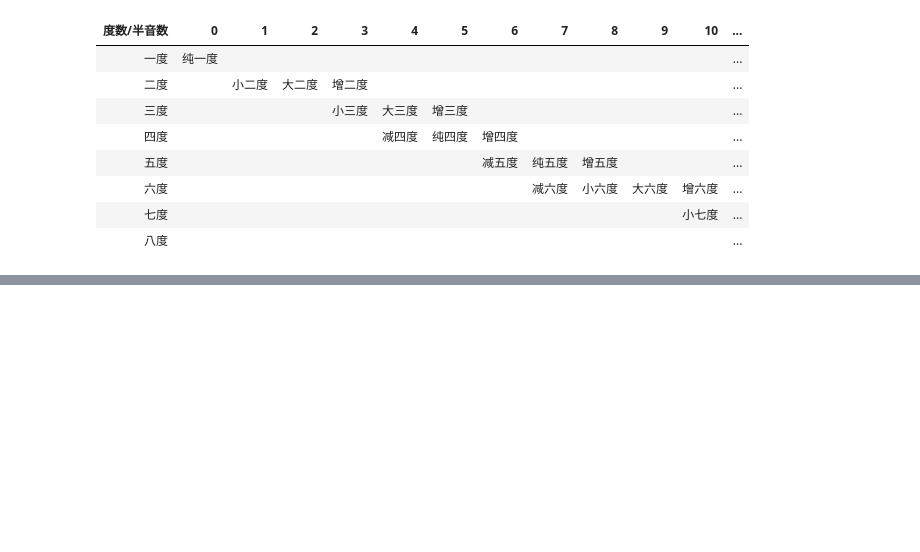
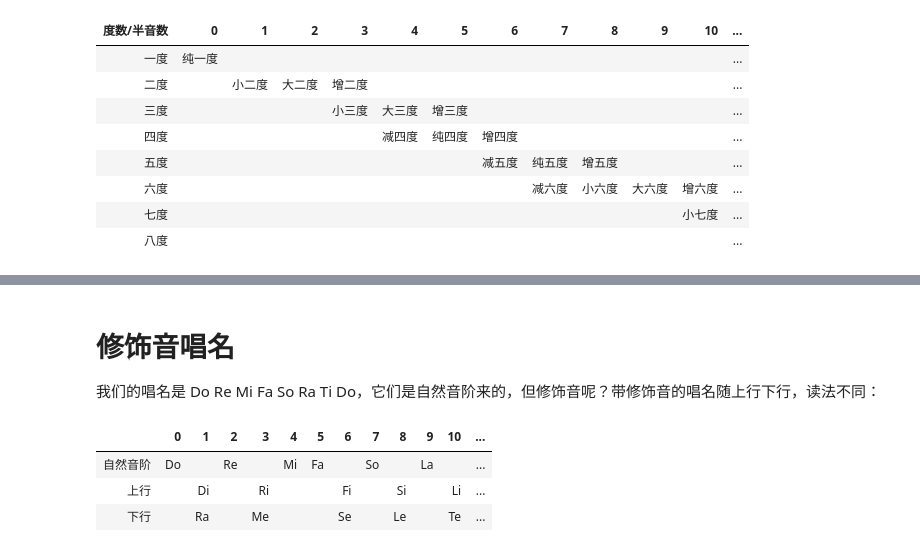
Before and after one commit to V-YOP/jupyter, a Jupyter notebook: 乐理/乐理学习01——音高，十二平均律，音名，音程.ipynb, the cells around one changed output, grey strips where cells are left out. Saved outputs shown, nothing was run; the diff lists cells and outputs as text; code cells hidden in the pictures; blank space fills up the shorter version.

```diff
--- a/乐理/乐理学习01——音高，十二平均律，音名，音程.ipynb
+++ b/乐理/乐理学习01——音高，十二平均律，音名，音程.ipynb
@@ -318,0 +359,16 @@ tb
+# %% [markdown]
+# 修饰音唱名
+
+我们的唱名是 Do Re Mi Fa So Ra Ti Do，它们是自然音阶来的，但修饰音呢？带修饰音的唱名随上行下行，读法不同：
+# %%
+tb = PrettyTable([r'', *range(0, 13, 1)])
+tb.add_row(['自然音阶', 'Do', '', 'Re', '', 'Mi', 'Fa', '', 'So', '', 'La', '', 'Ti', 'Do'])
+tb.add_row(['上行', '', 'Di', '', 'Ri', '', '', 'Fi', '', 'Si', '', 'Li', '', ''])
+tb.add_row(['下行', '', 'Ra', '', 'Me', '', '', 'Se', '', 'Le', '', 'Te', '', ''])
+
+tb
+# %% [output]
+|  | 0 | 1 | 2 | 3 | 4 | 5 | 6 | 7 | 8 | 9 | 10 | ... |
+| 自然音阶 | Do |  | Re |  | Mi | Fa |  | So |  | La |  | ... |
+| 上行 |  | Di |  | Ri |  |  | Fi |  | Si |  | Li | ... |
+| 下行 |  | Ra |  | Me |  |  | Se |  | Le |  | Te | ... |
```
Also changed, not shown: parts of 4 cells of this notebook, 2 other files.
